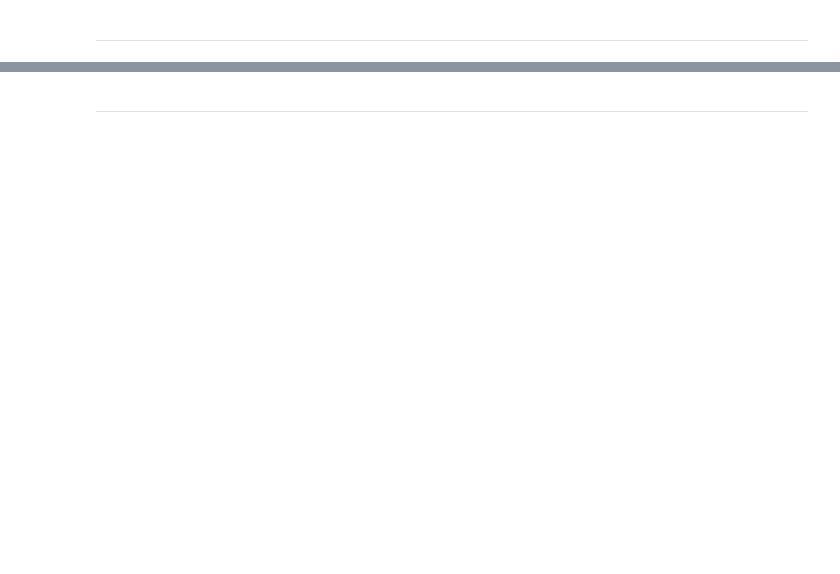
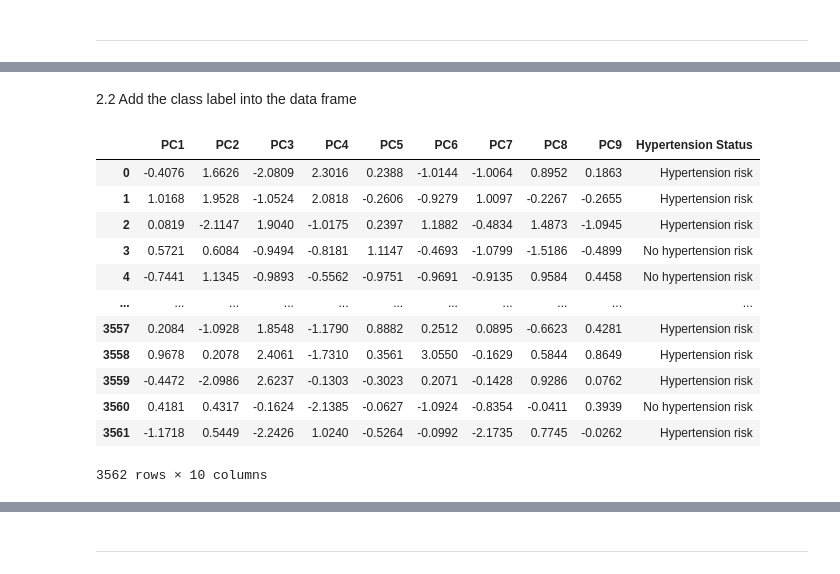
Before and after one commit to zuchm/Machine-Learning, a Jupyter notebook: src/4.2_pca.ipynb, the cells around one changed output, grey strips where cells are left out. Saved outputs shown, nothing was run; the diff lists cells and outputs as text; code cells hidden in the pictures; blank space fills up the shorter version.

```diff
--- a/src/4.2_pca.ipynb
+++ b/src/4.2_pca.ipynb
@@ -343,0 +250,3 @@ fig.show()
+# %%
+scores_df = pd.DataFrame(scores, columns=['PC1', 'PC2', 'PC3', 'PC4', 'PC5', 'PC6',' PC7', 'PC8', 'PC9'])
+scores_df
@@ -343,0 +267,31 @@ fig.show()
+# %% [markdown]
+2.2 Add the class label into the data frame
+# %%
+Y_label = []
+
+
+for i in Y:
+  if i == 1:
+    Y_label.append('Hypertension risk')
+  else:
+    Y_label.append('No hypertension risk')
+
+
+Risk = pd.DataFrame(Y_label, columns=['Hypertension Status'])
+# %%
+df_scores = pd.concat([scores_df, Risk], axis=1)
+df_scores
+# %% [output]
+|  | PC1 | PC2 | PC3 | PC4 | PC5 | PC6 | PC7 | PC8 | PC9 | Hypertension Status |
+| 0 | -0.4076 | 1.6626 | -2.0809 | 2.3016 | 0.2388 | -1.0144 | -1.0064 | 0.8952 | 0.1863 | Hypertension risk |
+| 1 | 1.0168 | 1.9528 | -1.0524 | 2.0818 | -0.2606 | -0.9279 | 1.0097 | -0.2267 | -0.2655 | Hypertension risk |
+| 2 | 0.0819 | -2.1147 | 1.9040 | -1.0175 | 0.2397 | 1.1882 | -0.4834 | 1.4873 | -1.0945 | Hypertension risk |
+| 3 | 0.5721 | 0.6084 | -0.9494 | -0.8181 | 1.1147 | -0.4693 | -1.0799 | -1.5186 | -0.4899 | No hypertension risk |
+| 4 | -0.7441 | 1.1345 | -0.9893 | -0.5562 | -0.9751 | -0.9691 | -0.9135 | 0.9584 | 0.4458 | No hypertension risk |
+| ... | ... | ... | ... | ... | ... | ... | ... | ... | ... | ... |
+| 3557 | 0.2084 | -1.0928 | 1.8548 | -1.1790 | 0.8882 | 0.2512 | 0.0895 | -0.6623 | 0.4281 | Hypertension risk |
+| 3558 | 0.9678 | 0.2078 | 2.4061 | -1.7310 | 0.3561 | 3.0550 | -0.1629 | 0.5844 | 0.8649 | Hypertension risk |
+| 3559 | -0.4472 | -2.0986 | 2.6237 | -0.1303 | -0.3023 | 0.2071 | -0.1428 | 0.9286 | 0.0762 | Hypertension risk |
+| 3560 | 0.4181 | 0.4317 | -0.1624 | -2.1385 | -0.0627 | -1.0924 | -0.8354 | -0.0411 | 0.3939 | No hypertension risk |
+| 3561 | -1.1718 | 0.5449 | -2.2426 | 1.0240 | -0.5264 | -0.0992 | -2.1735 | 0.7745 | -0.0262 | Hypertension risk |
+3562 rows × 10 columns
```
Also changed, not shown: parts of 105 cells of this notebook.
